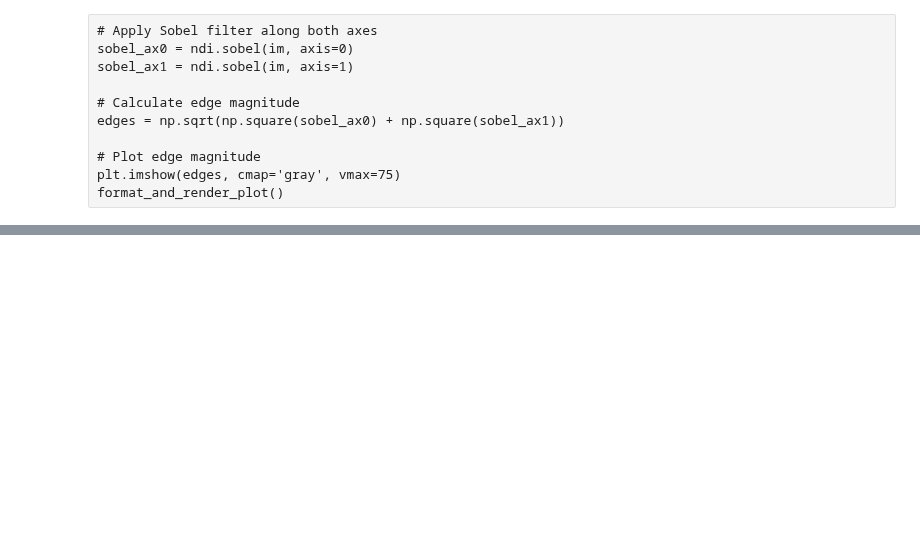
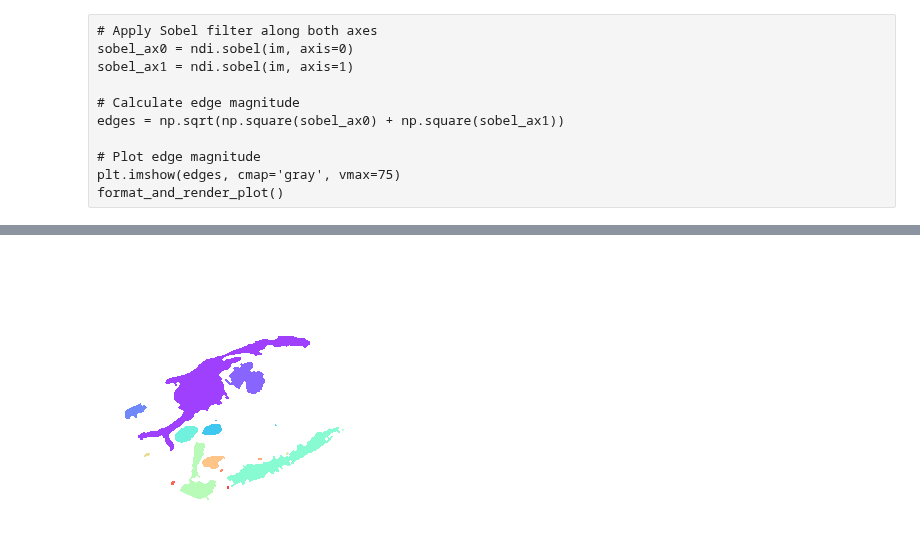
Before and after one commit to DavitGadyan/Computer_Vision, a Jupyter notebook: Image_Processing/Biomedical Image Analysis in Python.ipynb, the cells around one changed output, grey strips where cells are left out. Drawn from its saved outputs; the diff is of its cells as text; code cells hidden in the pictures; blank space fills up the shorter version.

```diff
--- a/Image_Processing/Biomedical Image Analysis in Python.ipynb
+++ b/Image_Processing/Biomedical Image Analysis in Python.ipynb
@@ -307,0 +328,9 @@ format_and_render_plot()
+# %%
+# Create a `labels` overlay
+overlay = np.where(labels > 0.1, labels, np.nan)
+
+# Use imshow to plot the overlay
+plt.imshow(overlay, cmap='rainbow', alpha=0.75)
+format_and_render_plot()
+# %% [output]
+[figure, added]
```
Also changed, not shown: parts of 5 cells of this notebook.
